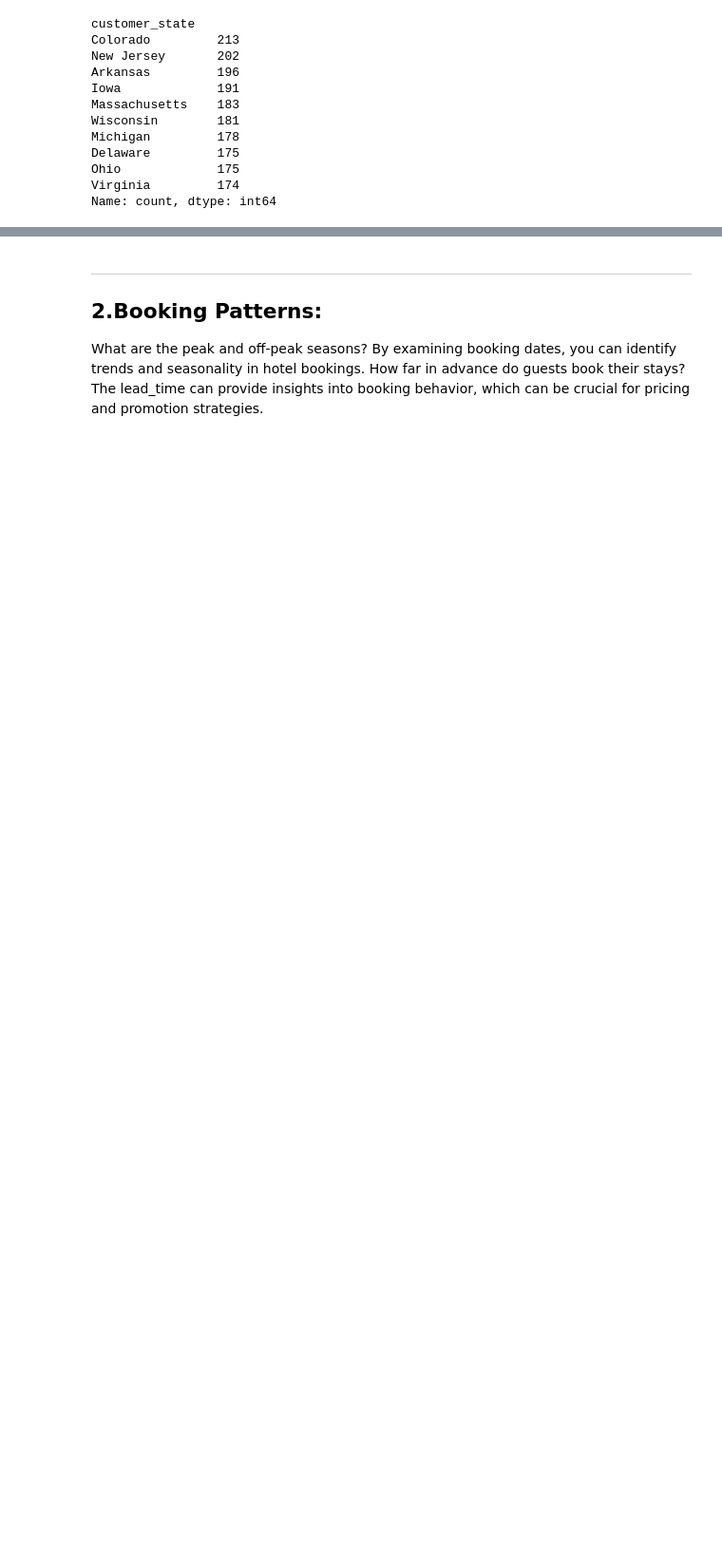
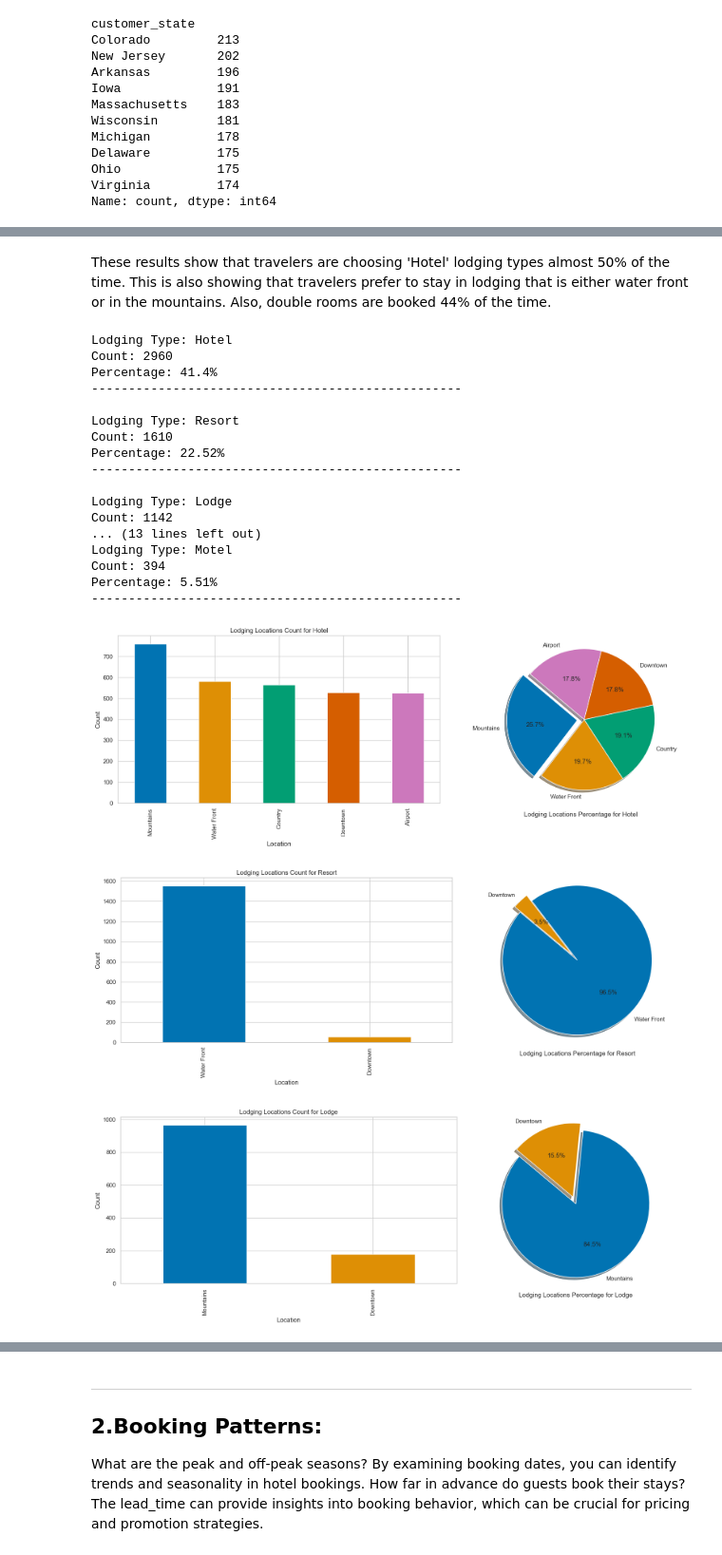
Before and after one commit to Tina-Sterite/Hotel-Analysis-with-Python, a Jupyter notebook: Hotel Booking Analysis.ipynb, the cells around one changed output, grey strips where cells are left out. Shown at 95% size. Drawn from its saved outputs; the diff is of its cells as text; code cells hidden in the pictures; blank space fills up the shorter version.

```diff
--- a/Hotel Booking Analysis.ipynb
+++ b/Hotel Booking Analysis.ipynb
@@ -417,0 +392,78 @@ a specific room type, which emerges as the most commonly booked A
+# %% [markdown]
+These results show that travelers are choosing 'Hotel' lodging types almost 50% of the time.  This is also showing that travelers prefer to stay in lodging that is either water front or in the mountains.  Also, double rooms are booked 44% of the time.
+# %%
+import pandas as pd
+import matplotlib.pyplot as plt
+from IPython.display import display
+import seaborn as sns
+
+# Assuming hotel_booking_df is your DataFrame
+lodging_types = hotel_booking_df['type'].unique()
+
+def plot_lodging_data(lodging_type):
+    # Filter the dataframe
+    filtered_df = hotel_booking_df[hotel_booking_df['type'] == lodging_type]
+
+    # Calculate counts and percentages
+    location_counts = filtered_df['location'].value_counts()
+    total_count = len(filtered_df)
+    percentages = (location_counts / total_count * 100).round(2)
+
+    # Create figure and subplots
+    fig, (ax1, ax2) = plt.subplots(1, 2, figsize=(16, 6), gridspec_kw={'width_ratios': [3, 2]})
+
+    # Bar chart for counts
+    colors = sns.color_palette('colorblind', len(location_counts))
+    location_counts.plot(kind='bar', color=colors, ax=ax1)
+    ax1.set_title(f'Lodging Locations Count for {lodging_type}')
+    ax1.set_xlabel('Location')
+    ax1.set_ylabel('Count')
+
+    # Pie chart for percentages
+    colors = sns.color_palette('colorblind', len(percentages))
+    explode = [0.1 if p == max(percentages) else 0 for p in percentages]
+    ax2.pie(percentages, labels=location_counts.index, autopct='%1.1f%%', startangle=140,
+           explode=explode, colors=colors, shadow=True)
+    ax2.axis('equal')  # Equal aspect ratio ensures the pie chart is circular
+    ax2.set_title(f'Lodging Locations Percentage for {lodging_type}', y=-0.1)
+
+    plt.tight_layout()
+    return fig
+
+# Get the count of each lodging type
+lodging_type_counts = hotel_booking_df['type'].value_counts()
+
+# Sort the lodging types by count in descending order
+sorted_lodging_types = lodging_type_counts.index
+
+# Create a figure for each lodging type
+for lodging_type in sorted_lodging_types:
+    fig = plot_lodging_data(lodging_type)
+    #display(fig) ----- not needed.. the "return fig" in the function will display the plot
+
+    #Display the count and percentage for this lodging type
+    print(f"\nLodging Type: {lodging_type}")
+    print(f"Count: {lodging_type_counts[lodging_type]}")
+    print(f"Percentage: {(lodging_type_counts[lodging_type] / len(hotel_booking_df) * 100).round(2)}%")
+    print("-" * 50)
+# %% [output]
+Lodging Type: Hotel
+Count: 2960
+Percentage: 41.4%
+--------------------------------------------------
+
+Lodging Type: Resort
+Count: 1610
+Percentage: 22.52%
+--------------------------------------------------
+
+Lodging Type: Lodge
+Count: 1142
+... (13 lines left out)
+Lodging Type: Motel
+Count: 394
+Percentage: 5.51%
+--------------------------------------------------
+[figure, added]
+[figure, added]
+[figure, added]
```
Also changed, not shown: parts of 43 cells of this notebook.
